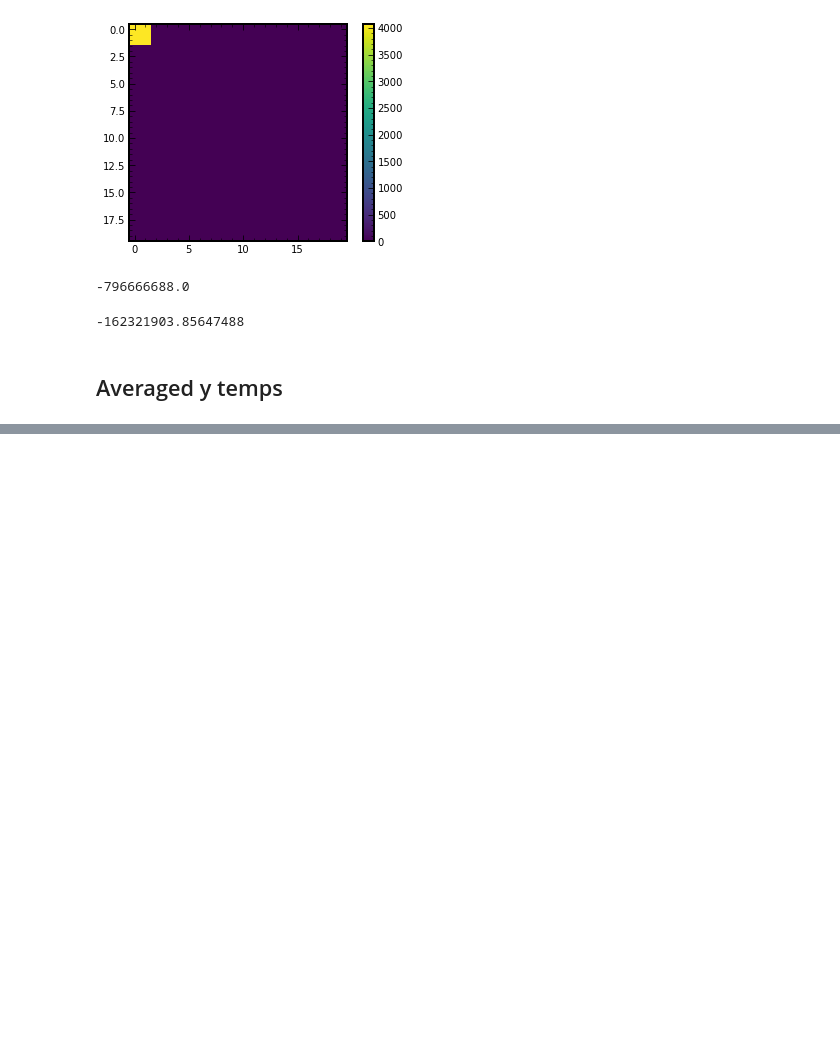
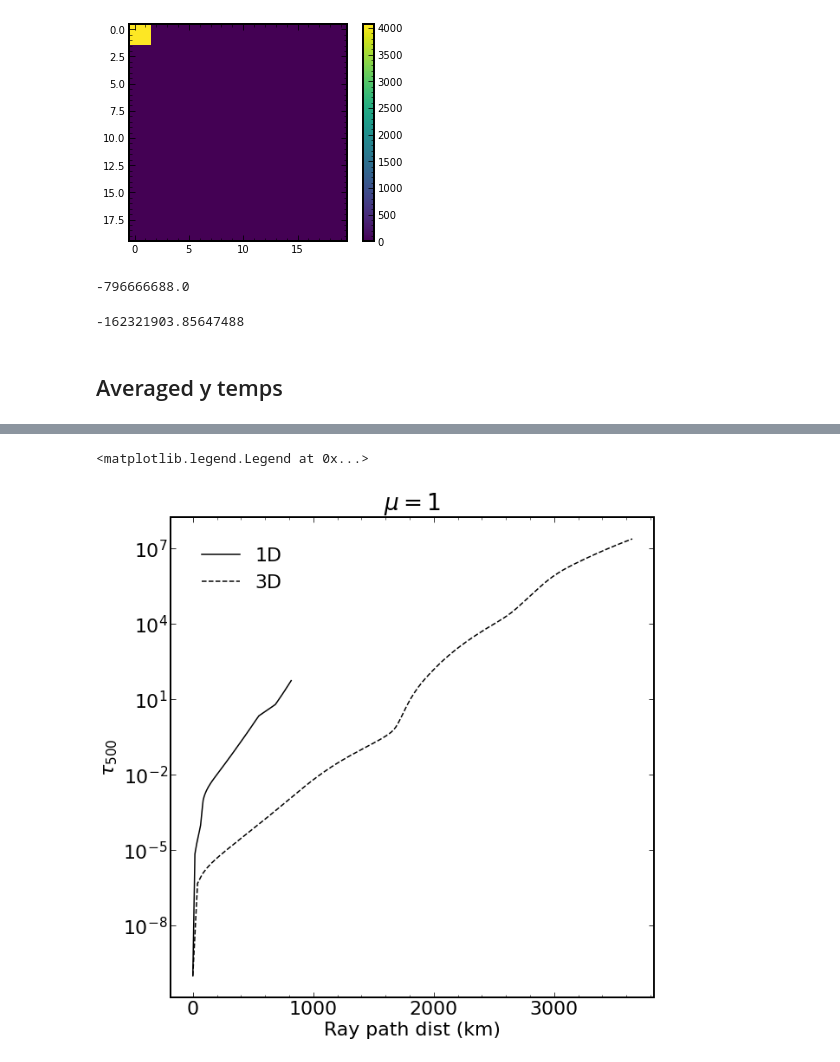
Before and after one commit to nohg/SiliconM3DAnalysis, a Jupyter notebook: Temp_depth.ipynb, the cells around one changed output, grey strips where cells are left out. Drawn from its saved outputs; the diff is of its cells as text; code cells hidden in the pictures; blank space fills up the shorter version.

```diff
--- a/Temp_depth.ipynb
+++ b/Temp_depth.ipynb
@@ -337,0 +296,12 @@ ax.legend()
+# %%
+fig, ax = plt.subplots(1, figsize=(10,10))
+ax.semilogy(ray_dist_mu1_1D * 1e-5 ,od_hav_1D, label='1D', color='k' , linestyle='-')
+ax.semilogy(ray_dist_mu1_3D * 1e-5 ,od_hav_3D,  label='3D', color='k' , linestyle='--')
+ax.set_ylabel(r'$\tau_{500}$')
+ax.set_xlabel('Ray path dist (km)')
+ax.set_title('$\mu = 1$')
+
+ax.legend()
+# %% [output]
+<matplotlib.legend.Legend at 0x...>
+[figure, added]
```
Also changed, not shown: parts of 19 cells of this notebook.
